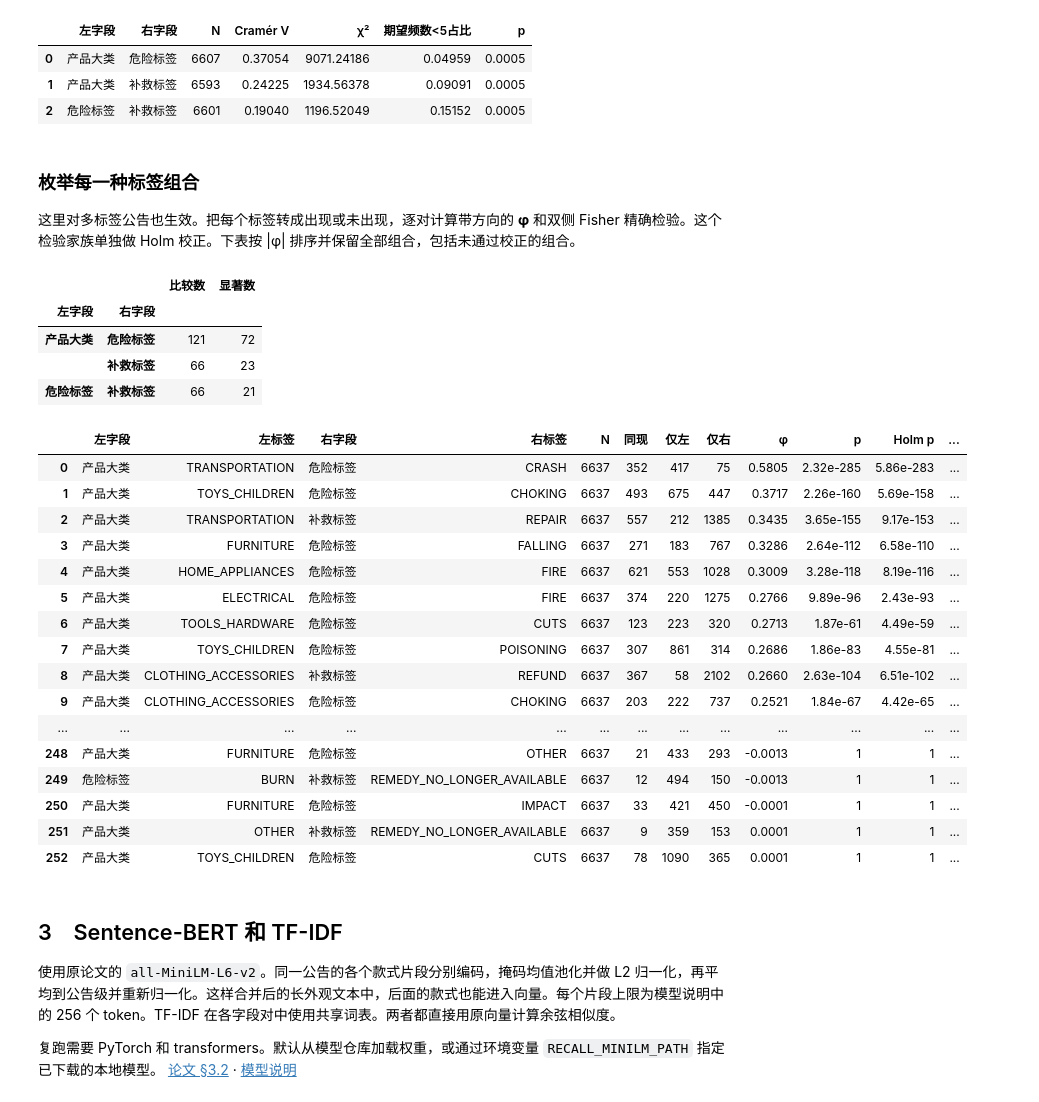
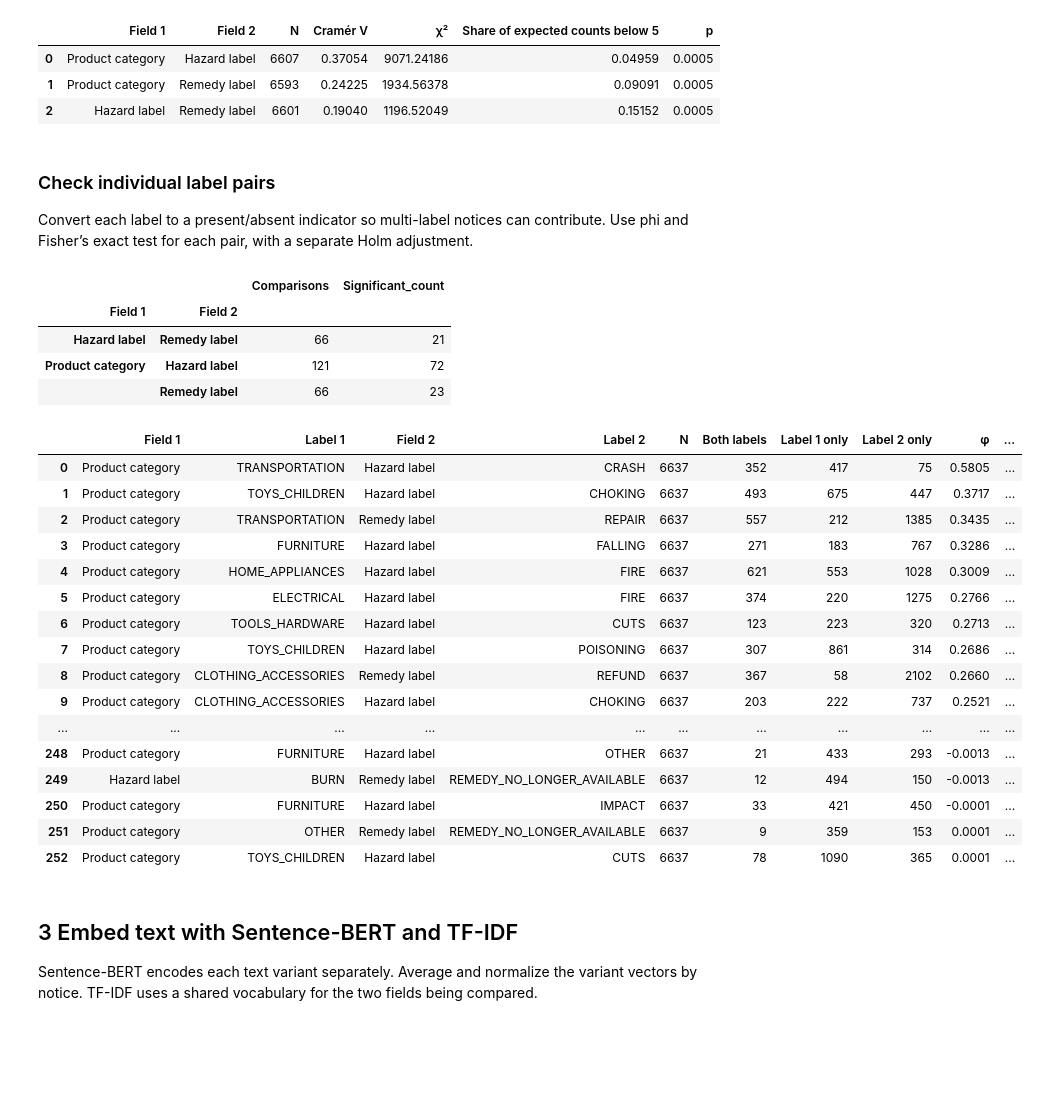
Before and after one commit to Wayne-git802/DM-project, a Jupyter notebook: recall_audit/01_公告核对与字段关联.ipynb, the cells around one changed output. Saved outputs shown, nothing was run; the diff lists cells and outputs as text; code cells hidden in the pictures; blank space fills up the shorter version.

```diff
--- a/recall_audit/01_公告核对与字段关联.ipynb
+++ b/recall_audit/01_公告核对与字段关联.ipynb
@@ -258,7 +233,7 @@ def cat_cat(frame, left, right, rng):
         "N": len(subset),
         "Cramér V": np.sqrt(statistic / (len(subset) * (min(counts.shape) - 1))),
         "χ²": statistic,
-        "期望频数<5占比": (expected < 5).mean(),
+        "Share of expected counts below 5": (expected < 5).mean(),
         "p": (1 + (sim_stats >= statistic - 1e-12).sum()) / (PERMUTATIONS + 1),
     }
 
@@ -268,19 +243,19 @@ labels_single = dataset[list(LABEL_NAMES)].apply(
 )
 cat_rng = np.random.default_rng(SEED)
 cat_table = pd.DataFrame([
-    {"左字段": LABEL_NAMES[left], "右字段": LABEL_NAMES[right], **cat_cat(labels_single, left, right, cat_rng)}
+    {"Field 1": LABEL_NAMES[left], "Field 2": LABEL_NAMES[right], **cat_cat(labels_single, left, right, cat_rng)}
     for left, right in combinations(LABEL_NAMES, 2)
 ])
 display(cat_table.round(5))
 # %% [output]
-|  | 左字段 | 右字段 | N | Cramér V | χ² | 期望频数<5占比 | p |
-| 0 | 产品大类 | 危险标签 | 6607 | 0.37054 | 9071.24186 | 0.04959 | 0.0005 |
-| 1 | 产品大类 | 补救标签 | 6593 | 0.24225 | 1934.56378 | 0.09091 | 0.0005 |
-| 2 | 危险标签 | 补救标签 | 6601 | 0.19040 | 1196.52049 | 0.15152 | 0.0005 |
+|  | Field 1 | Field 2 | N | Cramér V | χ² | Share of expected counts below 5 | p |
+| 0 | Product category | Hazard label | 6607 | 0.37054 | 9071.24186 | 0.04959 | 0.0005 |
+| 1 | Product category | Remedy label | 6593 | 0.24225 | 1934.56378 | 0.09091 | 0.0005 |
+| 2 | Hazard label | Remedy label | 6601 | 0.19040 | 1196.52049 | 0.15152 | 0.0005 |
 # %% [markdown]
-### 枚举每一种标签组合
+### Check individual label pairs
 
-这里对多标签公告也生效。把每个标签转成出现或未出现，逐对计算带方向的 **φ** 和双侧 Fisher 精确检验。这个检验家族单独做 Holm 校正。下表按 |φ| 排序并保留全部组合，包括未通过校正的组合。
+Convert each label to a present/absent indicator so multi-label notices can contribute. Use phi and Fisher’s exact test for each pair, with a separate Holm adjustment.
 # %%
 def label_indicators(frame, field):
     return pd.DataFrame(
@@ -294,65 +269,63 @@ def label_pair_effects(frame):
     for left, right in combinations(LABEL_NAMES, 2):
         valid = frame.loc[frame[left].map(bool) & frame[right].map(bool)]
         left_ind = label_indicators(valid, left)
         right_ind = label_indicators(valid, right)
         n = len(valid)
         for a_label, b_label in product(left_ind, right_ind):
             x, y = left_ind[a_label], right_ind[b_label]
             same = int((x & y).sum())
             x_only, y_only = int(x.sum()) - same, int(y.sum()) - same
             neither = n - same - x_only - y_only
             a, b, c, d = map(float, (same, x_only, y_only, neither))
             denom = np.sqrt((a + b) * (a + c) * (b + d) * (c + d))
             if denom == 0:
                 continue
             rows.append({
-                "左字段": LABEL_NAMES[left], "左标签": a_label, "右字段": LABEL_NAMES[right], "右标签": b_label,
-                "N": n, "同现": same, "仅左": x_only, "仅右": y_only,
+                "Field 1": LABEL_NAMES[left], "Label 1": a_label, "Field 2": LABEL_NAMES[right], "Label 2": b_label,
+                "N": n, "Both labels": same, "Label 1 only": x_only, "Label 2 only": y_only,
                 "φ": (a * d - b * c) / denom,
                 "p": fisher_exact([[same, x_only], [y_only, neither]]).pvalue,
             })
     result = pd.DataFrame(rows)
     result["Holm p"] = holm(result["p"])
-    result["显著"] = result["Holm p"] < 0.05
+    result["Significant"] = result["Holm p"] < 0.05
     return result.sort_values("φ", key=np.abs, ascending=False).reset_index(drop=True)
 
 
 indicator_table = label_pair_effects(dataset)
-display(indicator_table.groupby(["左字段", "右字段"])["显著"].agg(比较数="size", 显著数="sum"))
+display(indicator_table.groupby(["Field 1", "Field 2"])["Significant"].agg(Comparisons="size", Significant_count="sum"))
 with pd.option_context("display.max_rows", None):
     display(indicator_table.round({"φ": 4}).assign(
         p=indicator_table["p"].map("{:.3g}".format),
         **{"Holm p": indicator_table["Holm p"].map("{:.3g}".format)},
     ))
 # %% [output]
-|  |  | 比较数 | 显著数 |
-| 左字段 | 右字段 |  |  |
-| 产品大类 | 危险标签 | 121 | 72 |
-|  | 补救标签 | 66 | 23 |
-| 危险标签 | 补救标签 | 66 | 21 |
+|  |  | Comparisons | Significant_count |
+| Field 1 | Field 2 |  |  |
+| Hazard label | Remedy label | 66 | 21 |
+| Product category | Hazard label | 121 | 72 |
+|  | Remedy label | 66 | 23 |
-|  | 左字段 | 左标签 | 右字段 | 右标签 | N | 同现 | 仅左 | 仅右 | φ | p | Holm p | ... |
-| 0 | 产品大类 | TRANSPORTATION | 危险标签 | CRASH | 6637 | 352 | 417 | 75 | 0.5805 | 2.32e-285 | 5.86e-283 | ... |
-| 1 | 产品大类 | TOYS_CHILDREN | 危险标签 | CHOKING | 6637 | 493 | 675 | 447 | 0.3717 | 2.26e-160 | 5.69e-158 | ... |
-| 2 | 产品大类 | TRANSPORTATION | 补救标签 | REPAIR | 6637 | 557 | 212 | 1385 | 0.3435 | 3.65e-155 | 9.17e-153 | ... |
-| 3 | 产品大类 | FURNITURE | 危险标签 | FALLING | 6637 | 271 | 183 | 767 | 0.3286 | 2.64e-112 | 6.58e-110 | ... |
-| 4 | 产品大类 | HOME_APPLIANCES | 危险标签 | FIRE | 6637 | 621 | 553 | 1028 | 0.3009 | 3.28e-118 | 8.19e-116 | ... |
-| 5 | 产品大类 | ELECTRICAL | 危险标签 | FIRE | 6637 | 374 | 220 | 1275 | 0.2766 | 9.89e-96 | 2.43e-93 | ... |
-| 6 | 产品大类 | TOOLS_HARDWARE | 危险标签 | CUTS | 6637 | 123 | 223 | 320 | 0.2713 | 1.87e-61 | 4.49e-59 | ... |
-| 7 | 产品大类 | TOYS_CHILDREN | 危险标签 | POISONING | 6637 | 307 | 861 | 314 | 0.2686 | 1.86e-83 | 4.55e-81 | ... |
-| 8 | 产品大类 | CLOTHING_ACCESSORIES | 补救标签 | REFUND | 6637 | 367 | 58 | 2102 | 0.2660 | 2.63e-104 | 6.51e-102 | ... |
-| 9 | 产品大类 | CLOTHING_ACCESSORIES | 危险标签 | CHOKING | 6637 | 203 | 222 | 737 | 0.2521 | 1.84e-67 | 4.42e-65 | ... |
-| ... | ... | ... | ... | ... | ... | ... | ... | ... | ... | ... | ... | ... |
-| 248 | 产品大类 | FURNITURE | 危险标签 | OTHER | 6637 | 21 | 433 | 293 | -0.0013 | 1 | 1 | ... |
-| 249 | 危险标签 | BURN | 补救标签 | REMEDY_NO_LONGER_AVAILABLE | 6637 | 12 | 494 | 150 | -0.0013 | 1 | 1 | ... |
-| 250 | 产品大类 | FURNITURE | 危险标签 | IMPACT | 6637 | 33 | 421 | 450 | -0.0001 | 1 | 1 | ... |
-| 251 | 产品大类 | OTHER | 补救标签 | REMEDY_NO_LONGER_AVAILABLE | 6637 | 9 | 359 | 153 | 0.0001 | 1 | 1 | ... |
-| 252 | 产品大类 | TOYS_CHILDREN | 危险标签 | CUTS | 6637 | 78 | 1090 | 365 | 0.0001 | 1 | 1 | ... |
+|  | Field 1 | Label 1 | Field 2 | Label 2 | N | Both labels | Label 1 only | Label 2 only | φ | ... |
+| 0 | Product category | TRANSPORTATION | Hazard label | CRASH | 6637 | 352 | 417 | 75 | 0.5805 | ... |
+| 1 | Product category | TOYS_CHILDREN | Hazard label | CHOKING | 6637 | 493 | 675 | 447 | 0.3717 | ... |
+| 2 | Product category | TRANSPORTATION | Remedy label | REPAIR | 6637 | 557 | 212 | 1385 | 0.3435 | ... |
+| 3 | Product category | FURNITURE | Hazard label | FALLING | 6637 | 271 | 183 | 767 | 0.3286 | ... |
+| 4 | Product category | HOME_APPLIANCES | Hazard label | FIRE | 6637 | 621 | 553 | 1028 | 0.3009 | ... |
+| 5 | Product category | ELECTRICAL | Hazard label | FIRE | 6637 | 374 | 220 | 1275 | 0.2766 | ... |
+| 6 | Product category | TOOLS_HARDWARE | Hazard label | CUTS | 6637 | 123 | 223 | 320 | 0.2713 | ... |
+| 7 | Product category | TOYS_CHILDREN | Hazard label | POISONING | 6637 | 307 | 861 | 314 | 0.2686 | ... |
+| 8 | Product category | CLOTHING_ACCESSORIES | Remedy label | REFUND | 6637 | 367 | 58 | 2102 | 0.2660 | ... |
+| 9 | Product category | CLOTHING_ACCESSORIES | Hazard label | CHOKING | 6637 | 203 | 222 | 737 | 0.2521 | ... |
+| ... | ... | ... | ... | ... | ... | ... | ... | ... | ... | ... |
+| 248 | Product category | FURNITURE | Hazard label | OTHER | 6637 | 21 | 433 | 293 | -0.0013 | ... |
+| 249 | Hazard label | BURN | Remedy label | REMEDY_NO_LONGER_AVAILABLE | 6637 | 12 | 494 | 150 | -0.0013 | ... |
+| 250 | Product category | FURNITURE | Hazard label | IMPACT | 6637 | 33 | 421 | 450 | -0.0001 | ... |
+| 251 | Product category | OTHER | Remedy label | REMEDY_NO_LONGER_AVAILABLE | 6637 | 9 | 359 | 153 | 0.0001 | ... |
+| 252 | Product category | TOYS_CHILDREN | Hazard label | CUTS | 6637 | 78 | 1090 | 365 | 0.0001 | ... |
 # %% [markdown]
-## 3　Sentence-BERT 和 TF-IDF
+## 3 Embed text with Sentence-BERT and TF-IDF
 
-使用原论文的 `all-MiniLM-L6-v2`。同一公告的各个款式片段分别编码，掩码均值池化并做 L2 归一化，再平均到公告级并重新归一化。这样合并后的长外观文本中，后面的款式也能进入向量。每个片段上限为模型说明中的 256 个 token。TF-IDF 在各字段对中使用共享词表。两者都直接用原向量计算余弦相似度。
-
-复跑需要 PyTorch 和 transformers。默认从模型仓库加载权重，或通过环境变量 `RECALL_MINILM_PATH` 指定已下载的本地模型。 [论文 §3.2](https://arxiv.org/html/2503.23213v1#S3.SS2) · [模型说明](https://huggingface.co/sentence-transformers/all-MiniLM-L6-v2)
+Sentence-BERT encodes each text variant separately. Average and normalize the variant vectors by notice. TF-IDF uses a shared vocabulary for the two fields being compared.
 # %%
 def encode_variants(frame, model_source):
     import torch
```
Also changed, not shown: parts of 22 cells of this notebook, 5 other files.
